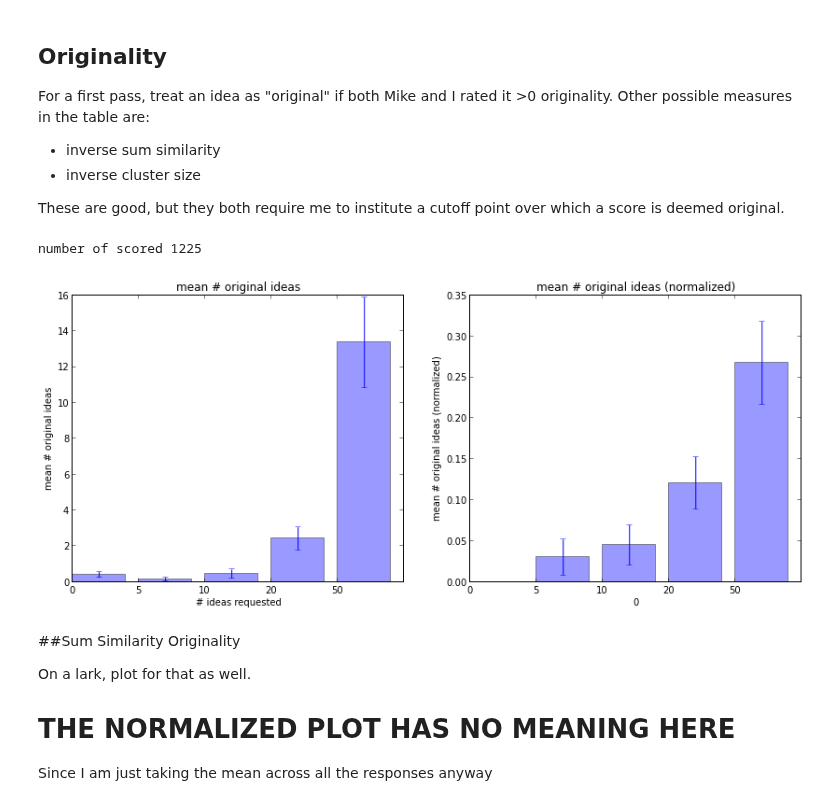
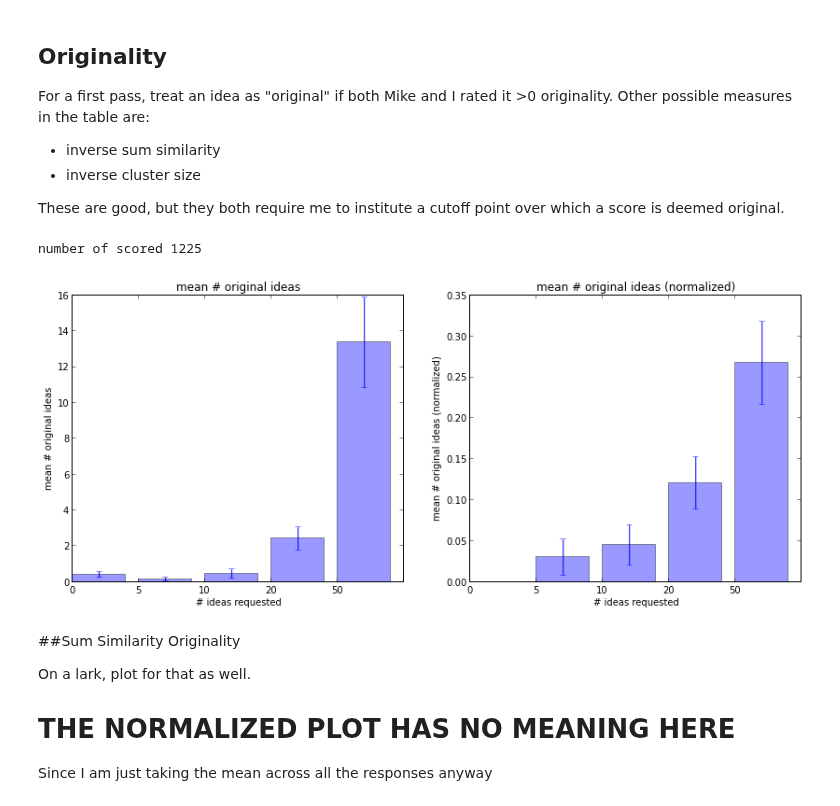
Before and after one commit to filkry/crowbrain, a Jupyter notebook: exps/post_pilot12_13_stats.ipynb, the cells around one changed output. Saved outputs shown, nothing was run; the diff lists cells and outputs as text; code cells hidden in the pictures.

```diff
--- a/exps/post_pilot12_13_stats.ipynb
+++ b/exps/post_pilot12_13_stats.ipynb
@@ -95,7 +98,9 @@ df_base = pd.DataFrame({'hashed_worker_id': pd.Series([row[0] for row in all_row
             'question_code': pd.Series([row[2] for row in all_rows], dtype=object),
             'num_requested': pd.Series([row[5] for row in all_rows], dtype=uint8),
             'answer_num': pd.Series([row[6] for row in all_rows], dtype=uint8),
-            'answer': pd.Series([row[7] for row in all_rows], dtype=object)})
+            'answer': pd.Series([row[7] for row in all_rows], dtype=object),
+            'answer_word_count': pd.Series([row[8] for row in all_rows], dtype=uint32),
+})
 
 # Read in manual codes
 
@@ -158,6 +163,13 @@ print "num originality responses:", len(df_originality)
 
 merge_column_names = ['hashed_worker_id', 'question_code', 'answer_num', 'num_requested']
 
+complete_df = pd.merge(df_base, df_mike, 'inner', merge_column_names)
+complete_df = pd.merge(complete_df, df_fil, 'inner', merge_column_names)
+complete_df = pd.merge(complete_df, df_clusters, 'inner', merge_column_names)
+complete_df = pd.merge(complete_df, df_originality, 'inner', merge_column_names)
+
+print "number of complete responses:", len(complete_df)
+
 df = pd.merge(df_base, df_mike, 'outer', merge_column_names)
 df = pd.merge(df, df_fil, 'outer', merge_column_names)
 df = pd.merge(df, df_clusters, 'outer', merge_column_names)
@@ -298,39 +311,39 @@ for name, group in groups:
 
 # plot the mean originality per num ideas requested
 
-def bar_mean_norm_err(bar_dict, plot_title, x, y):
+def bar_mean_norm_err(bar_dict, plot_title, xlab, y):
     """
     Plots lists in the dict twice, second time normalized by key value
     """
 
     sorted_keys = sorted(bar_dict.keys())
     fig = figure(1, figsize=(14, 5.5))
 
     # unnormalized plot
     means = [np.mean(bar_dict[key]) for key in sorted_keys]
     stes = [stats.sem(bar_dict[key], ddof=1) for key in sorted_keys]
     subplot(121)
     bar(range(len(sorted_keys)), means, yerr=stes, alpha=0.4)
     xticks(range(len(sorted_keys)), sorted_keys)
     title(plot_title)
-    xlabel(x)
+    xlabel(xlab)
     ylabel(y)
 
     #normalized plot
     means = [np.mean([float(x) / key for x in bar_dict[key]]) for key in sorted_keys]
     stes = [stats.sem([float(x) / key for x in bar_dict[key]], ddof=1) for key in sorted_keys]
     subplot(122)
     bar(range(len(sorted_keys)), means, yerr=stes, alpha=0.4)
     xticks(range(len(sorted_keys)), sorted_keys)
     title(plot_title + " (normalized)")
-    xlabel(x)
+    xlabel(xlab)
     ylabel(y + " (normalized)")
 
 
 bar_mean_norm_err(num_original_ideas, "mean # original ideas", "# ideas requested", "mean # original ideas")
 # %% [output]
 number of scored 1225
-[figure, old version]
+[figure, new version]
 # %% [markdown]
 ##Sum Similarity Originality
 
```
Also changed, not shown: parts of 10 cells of this notebook.
